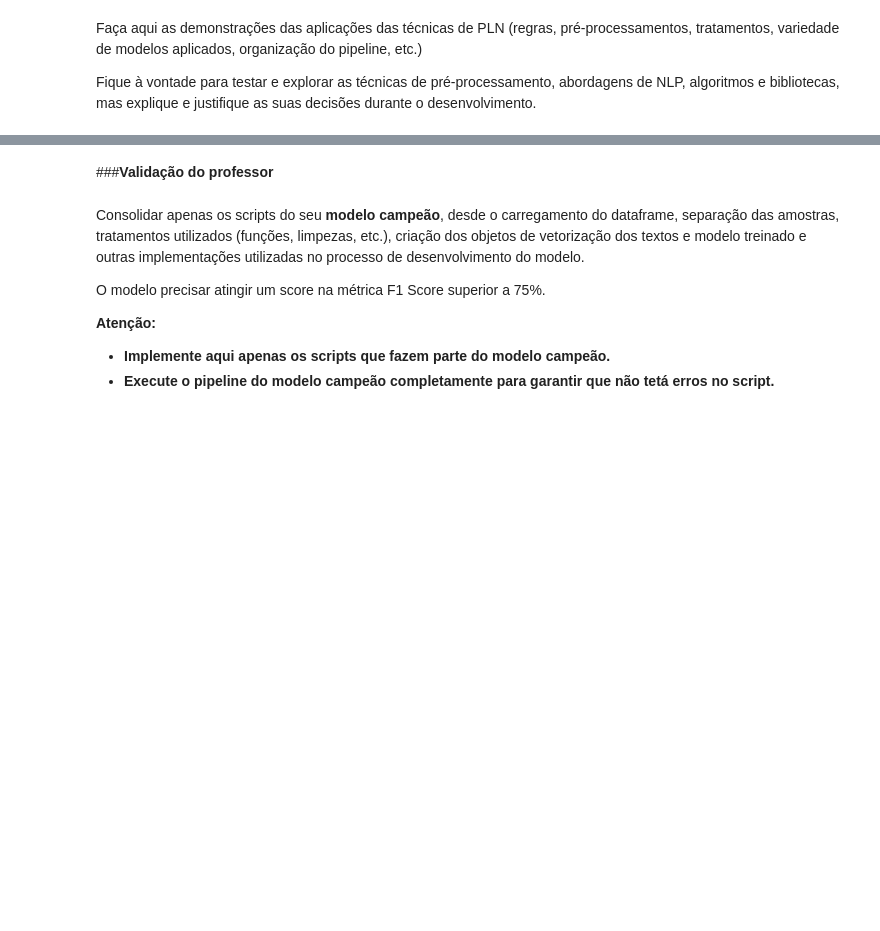
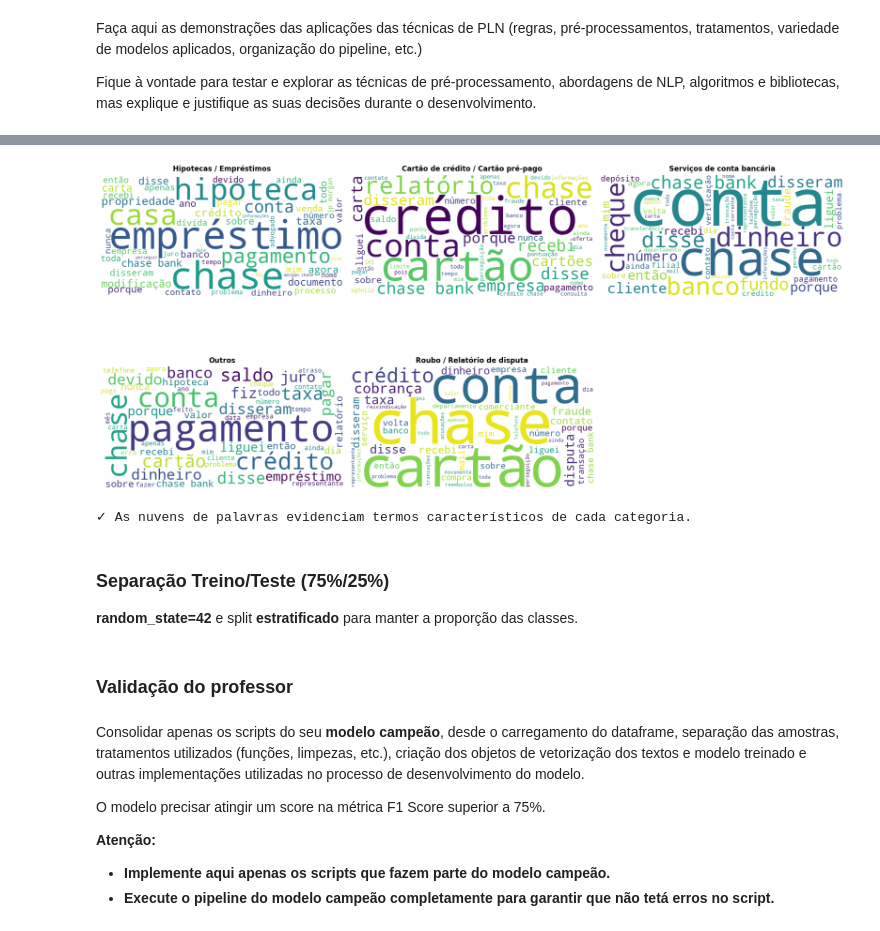
Before and after one commit to xduzao/MBA_NLP, a Jupyter notebook: Template_Trabalho_Final_NLP.ipynb, the cells around one changed output, grey strips where cells are left out. Drawn from its saved outputs; the diff is of its cells as text; code cells hidden in the pictures; blank space fills up the shorter version.

Commit message:
wordcloud

```diff
--- a/Template_Trabalho_Final_NLP.ipynb
+++ b/Template_Trabalho_Final_NLP.ipynb
@@ -65,0 +335,19 @@ Fique à vontade para testar e explorar as técnicas de pré-processamento, abor
+# %%
+# APLICAÇÃO: Limpeza de tokens mascarados no dataset
+print("=== APLICAÇÃO: Limpeza de Tokens Mascarados ===")
+
+# Aplicar limpeza
+df['descricao_limpa'] = df['descricao_reclamacao'].apply(clean_masked_tokens)
+
+# Comparar antes e depois
+print("Exemplo de limpeza:")
+exemplo_idx = 0
+print(f"ANTES: {df['descricao_reclamacao'].iloc[exemplo_idx]}")
+print(f"DEPOIS: {df['descricao_limpa'].iloc[exemplo_idx]}")
+
+# Verificar redução de tokens problemáticos
+print(f"\nRedução de tokens mascarados:")
+print(f"- 'xxxx' antes: {df['descricao_reclamacao'].str.count('xxxx').sum()}")
+print(f"- 'xxxx' depois: {df['descricao_limpa'].str.count('xxxx').sum()}")
+print(f"- 'xx' antes: {df['descricao_reclamacao'].str.count('xx').sum()}")
+print(f"- 'xx' depois: {df['descricao_limpa'].str.count('xx').sum()}")
@@ -65,0 +428,43 @@ Fique à vontade para testar e explorar as técnicas de pré-processamento, abor
+# %%
+# Nuvem de palavras para cada categoria
+from wordcloud import WordCloud
+
+
+categorias = df['categoria'].unique()
+stop_words_pt = set(stopwords.words('portuguese'))
+
+fig, axes = plt.subplots(2, 3, figsize=(18, 10))
+axes = axes.flatten()
+
+for idx, categoria in enumerate(categorias):
+    texto = ' '.join(df[df['categoria'] == categoria]['descricao_limpa'])
+
+    wordcloud = WordCloud(
+        width=800,
+        height=400,
+        background_color='white',
+        stopwords=stop_words_pt,
+        max_words=50,
+        colormap='viridis'
+    ).generate(texto)
+
+    axes[idx].imshow(wordcloud, interpolation='bilinear')
+    axes[idx].set_title(categoria, fontsize=12, fontweight='bold')
+    axes[idx].axis('off')
+
+# Remover subplot extra se houver
+if len(categorias) < 6:
+    for idx in range(len(categorias), 6):
+        fig.delaxes(axes[idx])
+
+plt.tight_layout()
+plt.show()
+
+print("✓ As nuvens de palavras evidenciam termos característicos de cada categoria.")
+# %% [output]
+[figure, added]
+✓ As nuvens de palavras evidenciam termos característicos de cada categoria.
+# %% [markdown]
+### Separação Treino/Teste (75%/25%)
+
+**random_state=42** e split **estratificado** para manter a proporção das classes.
@@ -66,5 +490,5 @@ Fique à vontade para testar e explorar as técnicas de pré-processamento, abor
 # %% [markdown]
-###**Validação do professor**
+### **Validação do professor**
 # %% [markdown]
 Consolidar apenas os scripts do seu **modelo campeão**, desde o carregamento do dataframe, separação das amostras, tratamentos utilizados (funções, limpezas, etc.), criação dos objetos de vetorização dos textos e modelo treinado e outras implementações utilizadas no processo de desenvolvimento do modelo.
 
```
Also changed, not shown: parts of 13 cells of this notebook, 1 other file.
